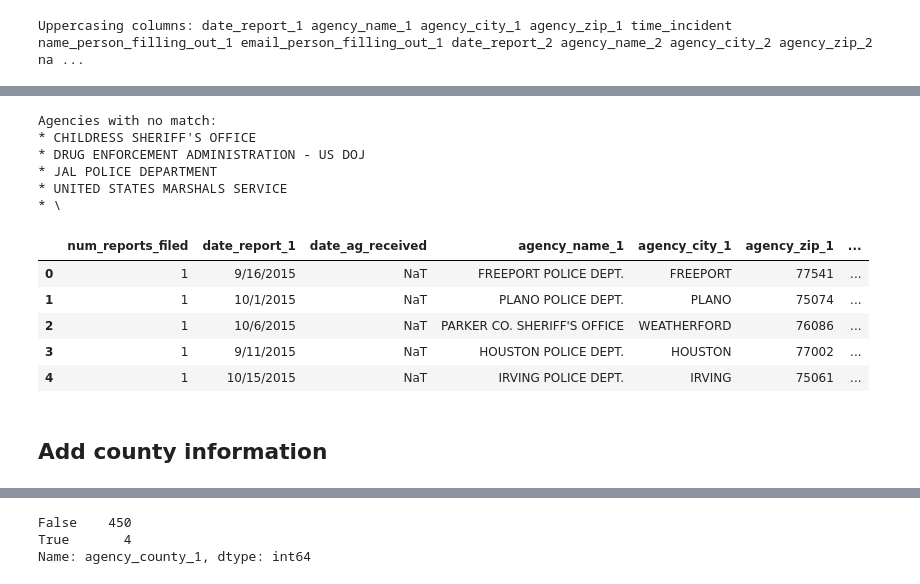
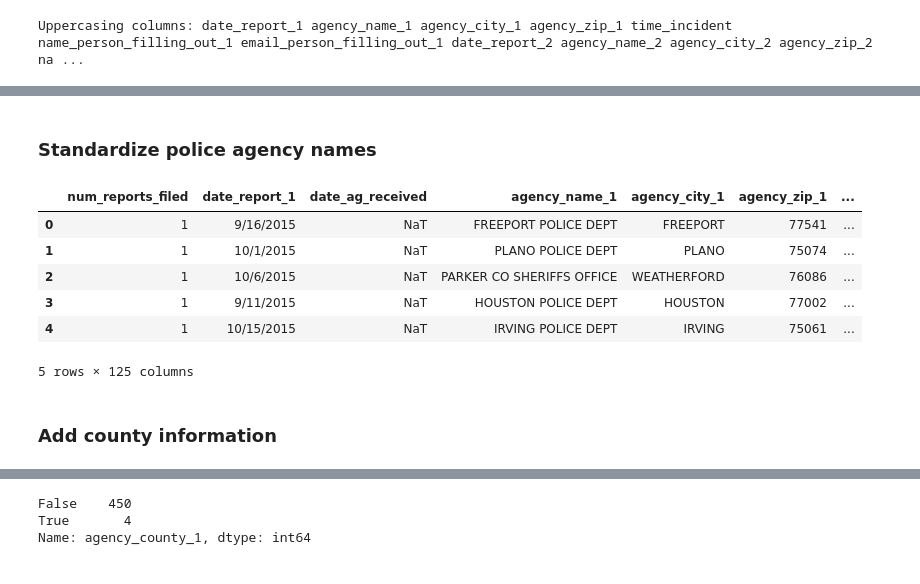
Before and after one commit to texas-justice-initiative/data-processing, a Jupyter notebook: Clean - Civilians Shot Data.ipynb, the cells around one changed output, grey strips where cells are left out. Cells and saved outputs as stored; diff of their text form; code cells hidden in the pictures.

```diff
--- a/Clean - Civilians Shot Data.ipynb
+++ b/Clean - Civilians Shot Data.ipynb
@@ -501,75 +407,20 @@ MANUAL_RENAMINGS = {
-# %%
-aliases = [
-    ('DEPARTMENT', 'DEPT.'),
-    ('COUNTY', 'CO.'),
-    ('SHERIFF', "SHERIFF'S"),
-    ('SHERIFF', "SHERIFF'S"),
-]
-def convert_agency(agency, indent=0, index=0, debug=False):
-    agency = agency.upper()
-    if agency in DEPT_NAMES:
-        return agency
-    if agency in MANUAL_RENAMINGS:
-        return MANUAL_RENAMINGS[agency]
-    if index == len(aliases):
-        return
-    if debug:
-        print(" "*indent, "Expanding", agency)
-    indent += 2
-    for i, alias in enumerate(aliases[index:]):
-        before, after = alias
-        if before in agency:
-            replaced = agency.replace(before, after)
-            if debug:
-                print(" " * indent, "Trying", replaced)
-            converted = convert_agency(replaced, indent=indent+2, index=(index+i+1))
-            if converted:
-                if debug:
-                    print(" " * indent, "-- FOUND --")
-                return converted
-    if debug:
-        if indent == 2:
-            print("  *** no match")
-
-all_agencies = set()
-for i in range(1, 11):
-    for a in shootings['agency_name_%d' % i].dropna():
-        all_agencies.add(a)
-
-nomatch = []
-all_renames = {}
-for agency in set(all_agencies):
-    converted = convert_agency(agency)
-    if not converted:
-        nomatch.append(agency)
-    else:
-        all_renames[agency] = converted
-
-print('\nAgencies with no match:')
-for nm in sorted(nomatch):
-    print("*", nm.upper())
-# %% [output]
-Agencies with no match:
-* CHILDRESS SHERIFF'S OFFICE
-* DRUG ENFORCEMENT ADMINISTRATION - US DOJ
-* JAL POLICE DEPARTMENT
-* UNITED STATES MARSHALS SERVICE
-* \
+# %% [markdown]
+### Standardize police agency names
 # %%
 for i in range(1, 11):
-    shootings['agency_name_%d' % i] = shootings['agency_name_%d' % i].apply(
-        lambda name: name if pd.isnull(name) else all_renames.get(name, name))
+    shootings['agency_name_%d' % i] = shootings['agency_name_%d' % i].apply(standardize_agency_name)
 
 shootings.head()
 # %% [output]
 |  | num_reports_filed | date_report_1 | date_ag_received | agency_name_1 | agency_city_1 | agency_zip_1 | ... |
-| 0 | 1 | 9/16/2015 | NaT | FREEPORT POLICE DEPT. | FREEPORT | 77541 | ... |
-| 1 | 1 | 10/1/2015 | NaT | PLANO POLICE DEPT. | PLANO | 75074 | ... |
-| 2 | 1 | 10/6/2015 | NaT | PARKER CO. SHERIFF'S OFFICE | WEATHERFORD | 76086 | ... |
-| 3 | 1 | 9/11/2015 | NaT | HOUSTON POLICE DEPT. | HOUSTON | 77002 | ... |
-| 4 | 1 | 10/15/2015 | NaT | IRVING POLICE DEPT. | IRVING | 75061 | ... |
+| 0 | 1 | 9/16/2015 | NaT | FREEPORT POLICE DEPT | FREEPORT | 77541 | ... |
+| 1 | 1 | 10/1/2015 | NaT | PLANO POLICE DEPT | PLANO | 75074 | ... |
+| 2 | 1 | 10/6/2015 | NaT | PARKER CO SHERIFFS OFFICE | WEATHERFORD | 76086 | ... |
+| 3 | 1 | 9/11/2015 | NaT | HOUSTON POLICE DEPT | HOUSTON | 77002 | ... |
+| 4 | 1 | 10/15/2015 | NaT | IRVING POLICE DEPT | IRVING | 75061 | ... |
+5 rows × 125 columns
 # %% [markdown]
-## Add county information
+### Add county information
 # %%
 def insert_col_after(df, to_insert, name, after):
     cols = list(df.columns)
```
Also changed, not shown: parts of 31 cells of this notebook, 10 other files.
